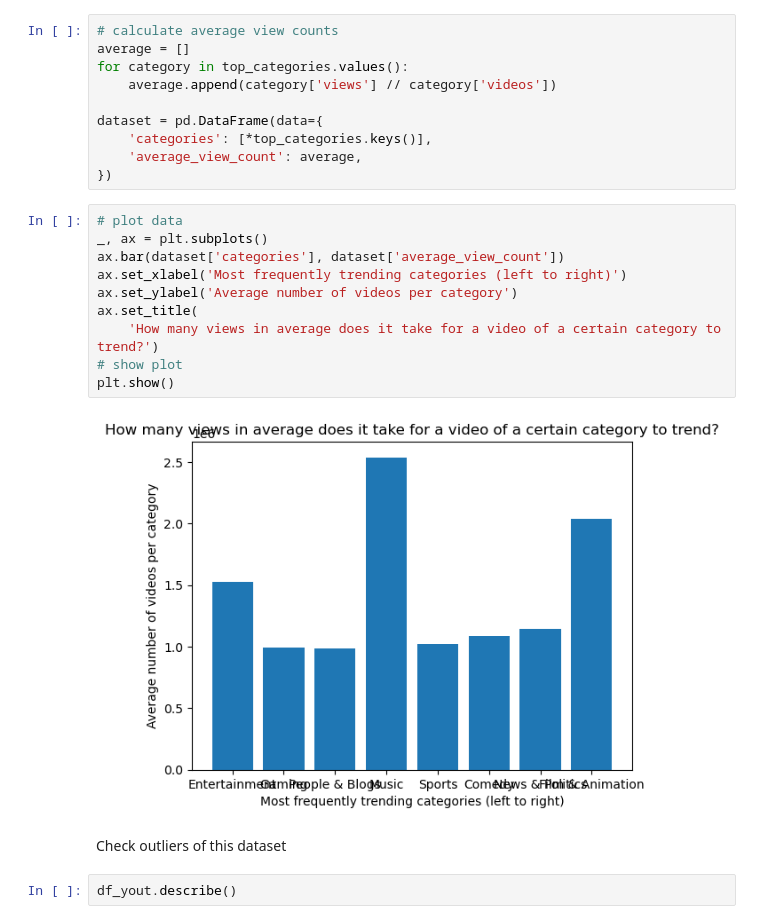
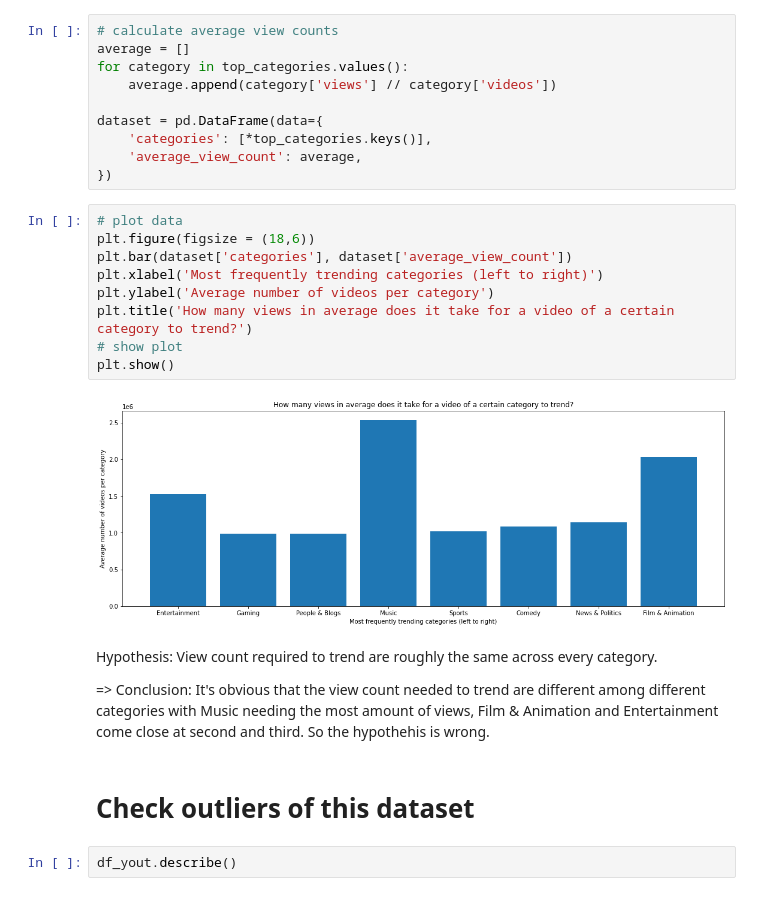
Before and after one commit to ThanhVinhTong/Youtube_Trending_Analysis, a Jupyter notebook: EDA_DS.ipynb, the cells around one changed output. Saved outputs shown, nothing was run; the diff lists cells and outputs as text.

```diff
--- a/EDA_DS.ipynb
+++ b/EDA_DS.ipynb
@@ -321,18 +354,21 @@ dataset = pd.DataFrame(data={
 })
 # %%
 # plot data
-_, ax = plt.subplots()
-ax.bar(dataset['categories'], dataset['average_view_count'])
-ax.set_xlabel('Most frequently trending categories (left to right)')
-ax.set_ylabel('Average number of videos per category')
-ax.set_title(
-    'How many views in average does it take for a video of a certain category to trend?')
+plt.figure(figsize = (18,6))
+plt.bar(dataset['categories'], dataset['average_view_count'])
+plt.xlabel('Most frequently trending categories (left to right)')
+plt.ylabel('Average number of videos per category')
+plt.title('How many views in average does it take for a video of a certain category to trend?')
 # show plot
 plt.show()
 # %% [output]
-[figure, old version]
+[figure, new version]
+# %% [markdown]
+Hypothesis: View count required to trend are roughly the same across every category.
+
+=> Conclusion: It's obvious that the view count needed to trend are different among different categories with Music needing the most amount of views, Film & Animation and Entertainment come close at second and third. So the hypothehis is wrong.
 # %% [markdown]
-Check outliers of this dataset
+# **Check outliers of this dataset**
 # %%
 df_yout.describe()
 # %% [output]
```
Also changed, not shown: parts of 29 cells of this notebook, 1 other file.
